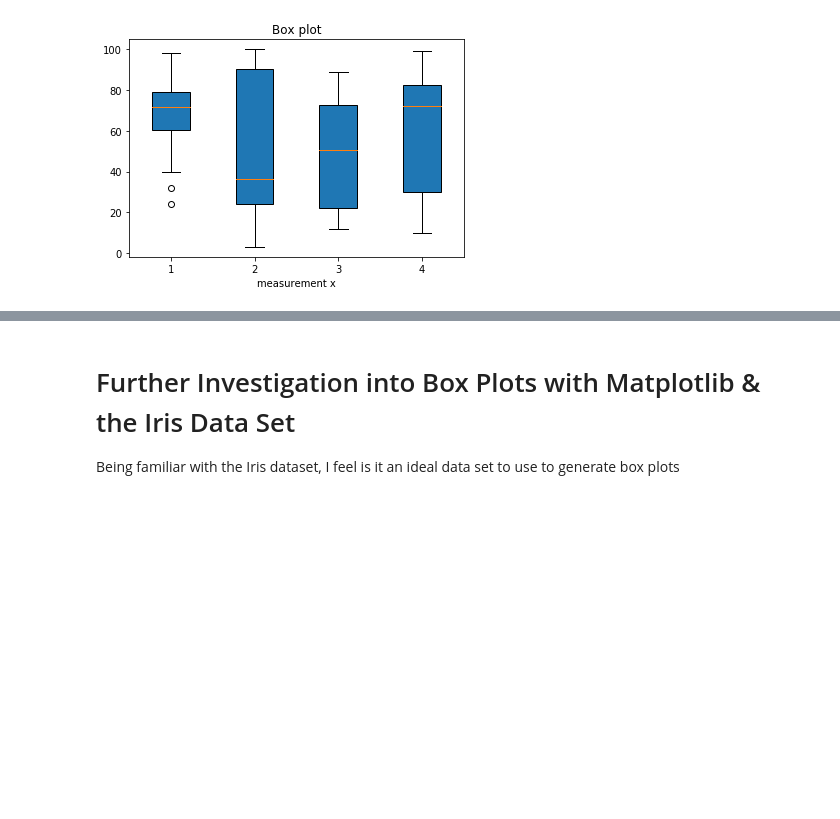
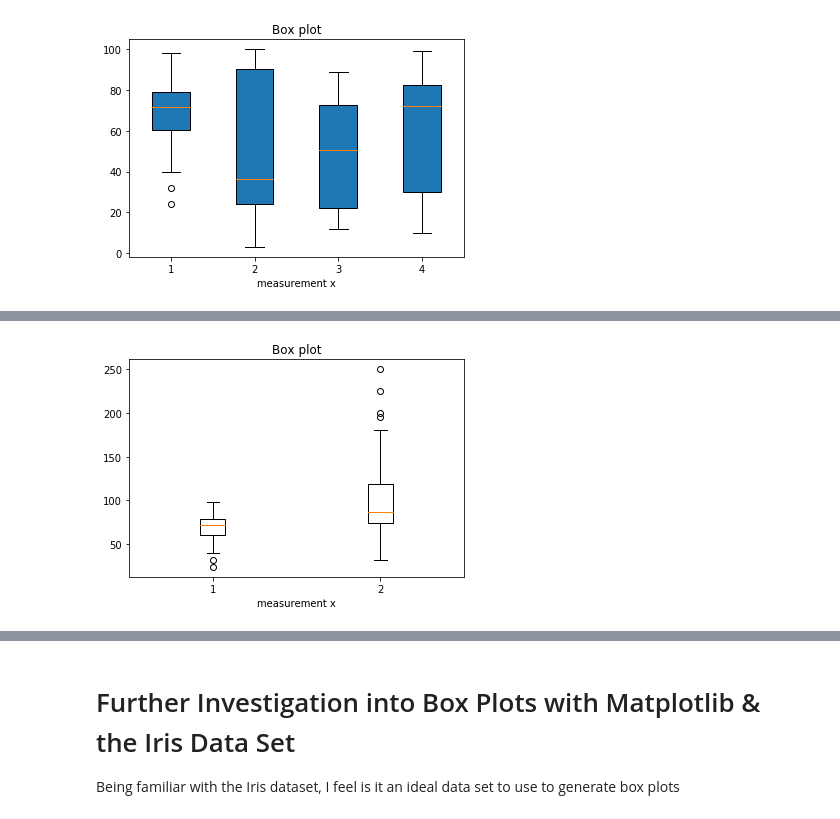
Before and after one commit to ClaireDrummond/Fundamentals-Project-2018, a Jupyter notebook: Box Plots.ipynb, the cells around one changed output, grey strips where cells are left out. Cells and saved outputs as stored; diff of their text form; code cells hidden in the pictures; blank space fills up the shorter version.

```diff
--- a/Box Plots.ipynb
+++ b/Box Plots.ipynb
@@ -174,0 +213,12 @@ plt.show() # displays the box plot
+# %%
+# 1 have changed 8 variables in the dataframe df1 and renamed the dataframe df3
+# compare df1 boxplot to df3 boxplot
+
+df3=[200,250,225,195,180,62,75,78,71,32,98,89,78,67,72,82,87,86,95,90]
+dataframes=[df1, df3]
+plt.xlabel('measurement x') # gives a title to the x axis
+t = plt.title('Box plot') #give a title to the plot
+plt.boxplot(dataframes) # plots the dataframe as a box plot using matplotlib
+plt.show() # displays the box plot
+# %% [output]
+[figure, added]
```
Also changed, not shown: parts of 13 cells of this notebook, 1 other file.
